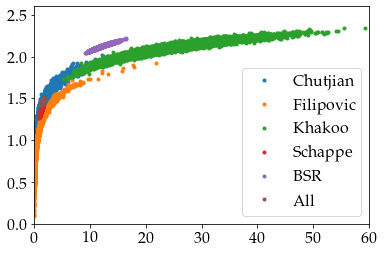
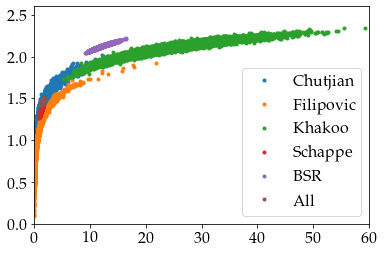
The change to this notebook cell's code, shown as a diff; its figure went from the first image to the second:
--- before
+++ after
@@ -63,6 +63,6 @@
             'blue': ((0.0, 1.0, 1.0),
                      (1.0, 1.0, 1.0)),
-            'alpha': ((0.0, 0.0, 0.0),
-                      (1.0, 1.0, 1.0))
+            'alpha': ((0.0, 0.05, 0.05),
+                      (1.0, 0.05, 0.05))
            }
 from matplotlib.colors import LinearSegmentedColormap, to_rgba
@@ -80,5 +80,5 @@
 # fig.savefig("./1s3.gpr.png", dpi=600, bbox_inches='tight')
 
-colors = ['blue','red','green','yellow','purple','orange']
+colors = ['brown','red','green','yellow','purple','orange']
 for k in range(6):
     colork = to_rgba(colors[k])
@@ -89,4 +89,6 @@
              'blue': ((0.0, colork[2], colork[2]),
                       (1.0, colork[2], colork[2])),
+#              'alpha': ((0.0, 0.006, 0.006),
+#                        (1.0, 0.006, 0.006))
              'alpha': ((0.0, 0.03, 0.03),
                        (1.0, 0.03, 0.03))
@@ -115,4 +117,6 @@
 
 plt.figure(6)
+for k in range(6):
+    plt.scatter(flat_samples[k][:,0], flat_samples[k][:,1], s=40.0, c=flat_samples[k][:,2],label=names[k], cmap='colorMap%d' % k)
 plt.scatter(gpr_sample[:,0], gpr_sample[:,1],s=40.0, c=gpr_sample[:,4], cmap='BlueAlphaMap')
 # plt.pcolor(XG,YG,wg[-1],edgecolor='none',cmap='BlueAlphaMap')
@@ -123,3 +127,3 @@
 fig = plt.gcf()
 fig.set_size_inches(10, 8)
-fig.savefig("./1s3.gpr.scatter.pdf", dpi=600, bbox_inches='tight')
+# fig.savefig("./1s3.gpr.scatter.pdf", dpi=600, bbox_inches='tight')

Commit: minor